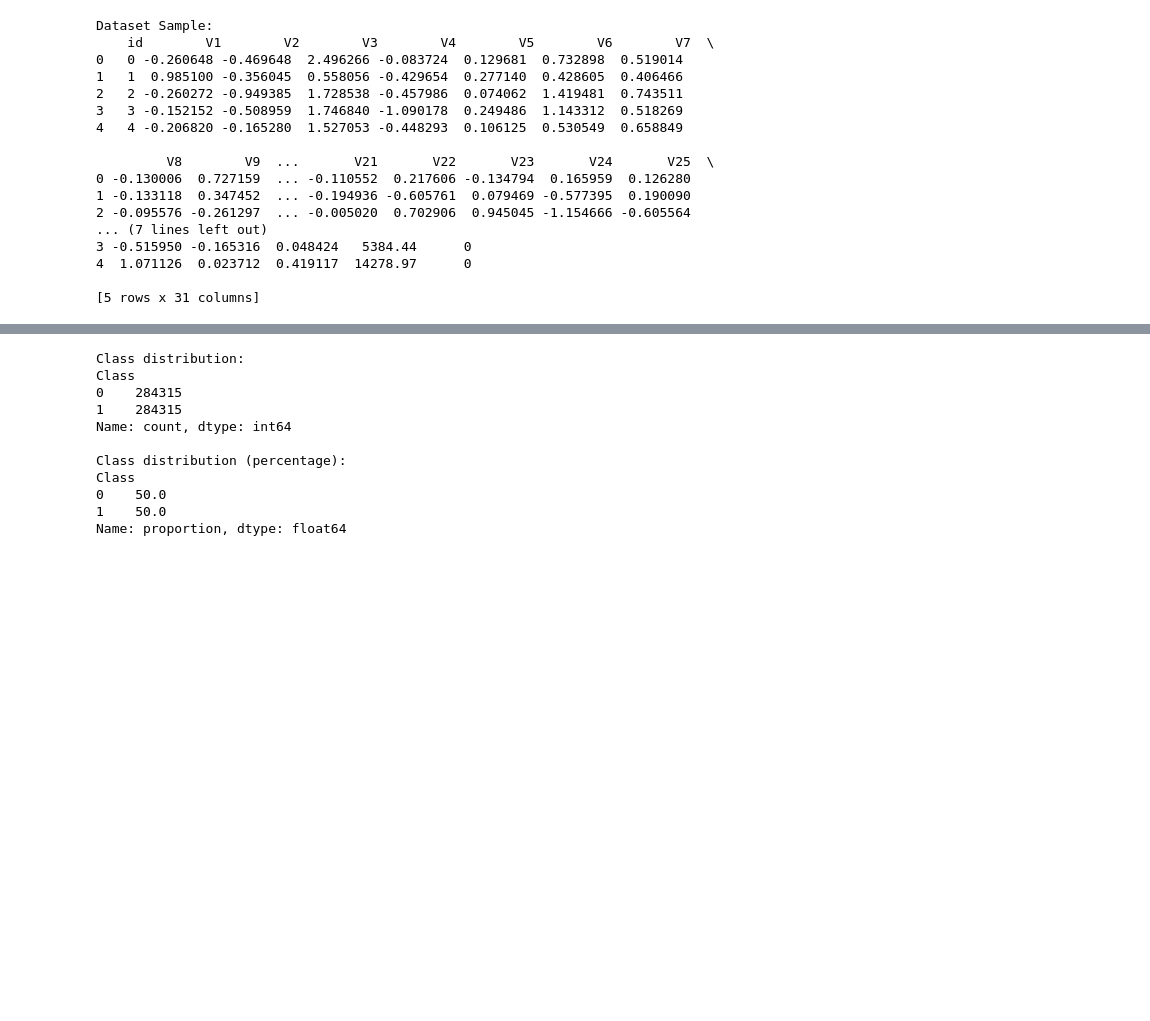
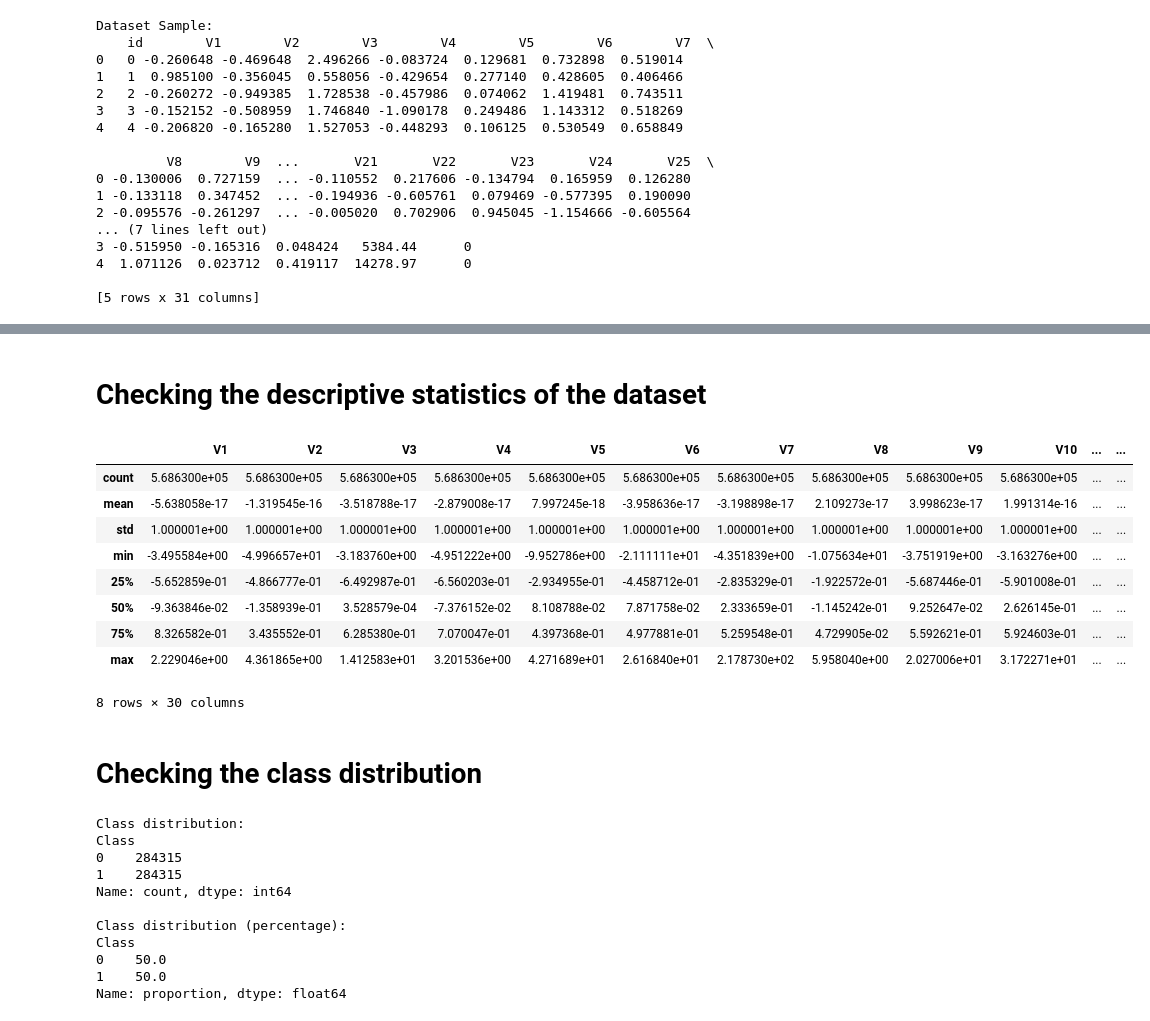
Before and after one commit to Fauzan555/Credit_card_fraud_detection, a Jupyter notebook: credit_card_fraud_detection.ipynb, the cells around one changed output, grey strips where cells are left out. Drawn from its saved outputs; the diff is of its cells as text; code cells hidden in the pictures; blank space fills up the shorter version.

```diff
--- a/credit_card_fraud_detection.ipynb
+++ b/credit_card_fraud_detection.ipynb
@@ -41 +90,18 @@ Dataset Sample:
+# %% [markdown]
+# Checking the descriptive statistics of the dataset
+# %%
+df.describe()
+# %% [output]
+|  | V1 | V2 | V3 | V4 | V5 | V6 | V7 | V8 | V9 | V10 | ... | ... |
+| count | 5.686300e+05 | 5.686300e+05 | 5.686300e+05 | 5.686300e+05 | 5.686300e+05 | 5.686300e+05 | 5.686300e+05 | 5.686300e+05 | 5.686300e+05 | 5.686300e+05 | ... | ... |
+| mean | -5.638058e-17 | -1.319545e-16 | -3.518788e-17 | -2.879008e-17 | 7.997245e-18 | -3.958636e-17 | -3.198898e-17 | 2.109273e-17 | 3.998623e-17 | 1.991314e-16 | ... | ... |
+| std | 1.000001e+00 | 1.000001e+00 | 1.000001e+00 | 1.000001e+00 | 1.000001e+00 | 1.000001e+00 | 1.000001e+00 | 1.000001e+00 | 1.000001e+00 | 1.000001e+00 | ... | ... |
+| min | -3.495584e+00 | -4.996657e+01 | -3.183760e+00 | -4.951222e+00 | -9.952786e+00 | -2.111111e+01 | -4.351839e+00 | -1.075634e+01 | -3.751919e+00 | -3.163276e+00 | ... | ... |
+| 25% | -5.652859e-01 | -4.866777e-01 | -6.492987e-01 | -6.560203e-01 | -2.934955e-01 | -4.458712e-01 | -2.835329e-01 | -1.922572e-01 | -5.687446e-01 | -5.901008e-01 | ... | ... |
+| 50% | -9.363846e-02 | -1.358939e-01 | 3.528579e-04 | -7.376152e-02 | 8.108788e-02 | 7.871758e-02 | 2.333659e-01 | -1.145242e-01 | 9.252647e-02 | 2.626145e-01 | ... | ... |
+| 75% | 8.326582e-01 | 3.435552e-01 | 6.285380e-01 | 7.070047e-01 | 4.397368e-01 | 4.977881e-01 | 5.259548e-01 | 4.729905e-02 | 5.592621e-01 | 5.924603e-01 | ... | ... |
+| max | 2.229046e+00 | 4.361865e+00 | 1.412583e+01 | 3.201536e+00 | 4.271689e+01 | 2.616840e+01 | 2.178730e+02 | 5.958040e+00 | 2.027006e+01 | 3.172271e+01 | ... | ... |
+8 rows × 30 columns
+# %% [markdown]
+# Checking the class distribution
 # %%
```
Also changed, not shown: parts of 14 cells of this notebook.
